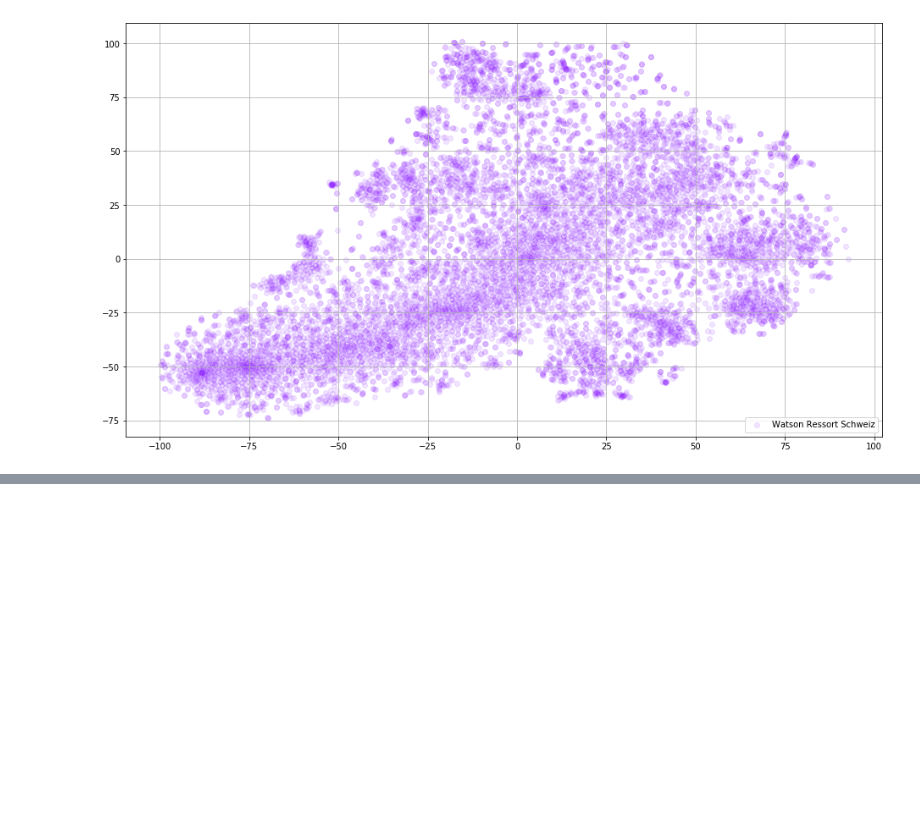
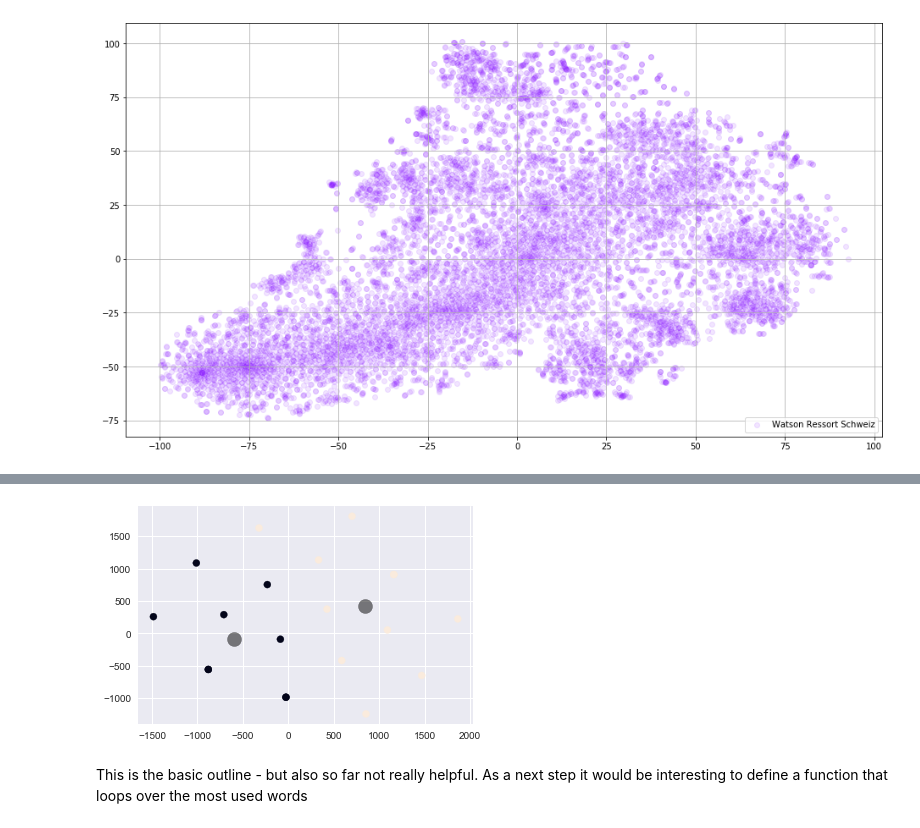
Before and after one commit to gwehrm/watson_analysis, a Jupyter notebook: Word2vec.ipynb, the cells around one changed output, grey strips where cells are left out. Drawn from its saved outputs; the diff is of its cells as text; code cells hidden in the pictures; blank space fills up the shorter version.

Commit message:
comparison with kmeans

```diff
--- a/Word2vec.ipynb
+++ b/Word2vec.ipynb
@@ -192,0 +251,3 @@ Again, the higher the distance, the bigger the difference. What seems unsolved,
+# %%
+model_15 =  Word2Vec.load("word2vec.model_journalist_15")
+model_49 =  Word2Vec.load("word2vec.model_journalist_49")
@@ -192,0 +345,14 @@ Again, the higher the distance, the bigger the difference. What seems unsolved,
+# %%
+from sklearn.cluster import KMeans
+kmeans = KMeans(n_clusters=2)
+kmeans.fit(embeddings_ak_2d_15_49)
+y_kmeans = kmeans.predict(embeddings_ak_2d_15_49)
+# %%
+plt.scatter(embeddings_ak_2d_15_49[:, 0], embeddings_ak_2d_15_49[:, 1], c=y_kmeans, s=50)
+
+centers = kmeans.cluster_centers_
+plt.scatter(centers[:, 0], centers[:, 1], c='black', s=200, alpha=0.5);
+# %% [output]
+[figure, added]
+# %% [markdown]
+This is the basic outline - but also so far not really helpful. As a next step it would be interesting to define a function that loops over the most used words
```
Also changed, not shown: parts of 15 cells of this notebook.
